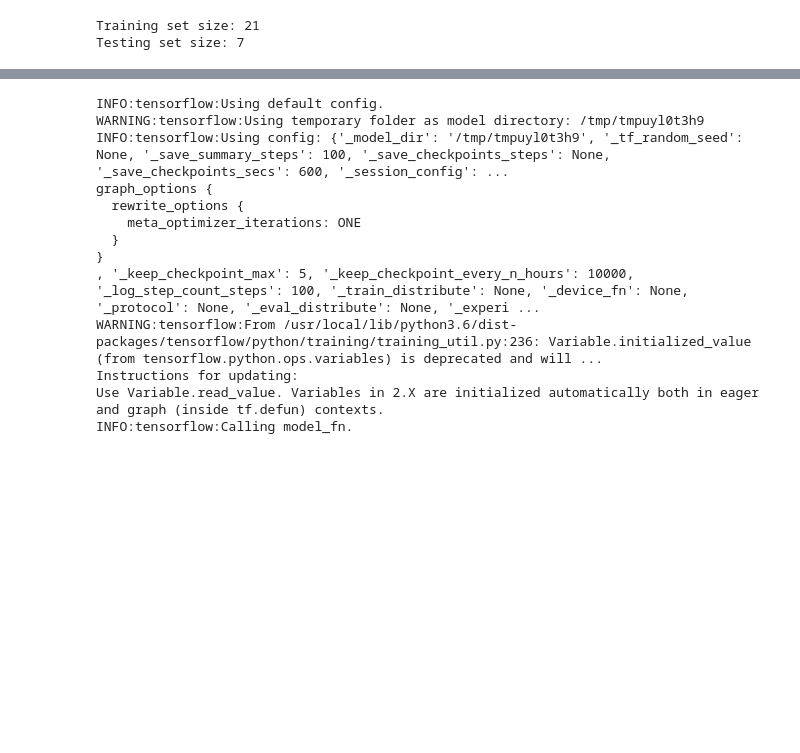
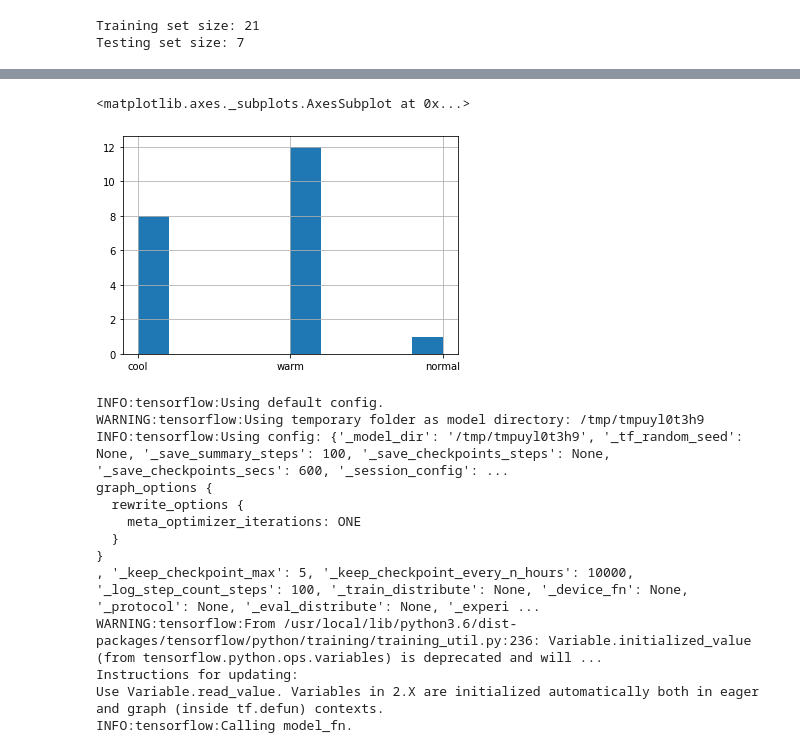
Before and after one commit to kwcay/jayne-eats-prototype, a Jupyter notebook: ml/notes/model-exploration-tf.ipynb, the cells around one changed output, grey strips where cells are left out. Cells and saved outputs as stored; diff of their text form; code cells hidden in the pictures; blank space fills up the shorter version.

```diff
--- a/ml/notes/model-exploration-tf.ipynb
+++ b/ml/notes/model-exploration-tf.ipynb
@@ -341,3 +142,8 @@ X_train_df.describe()
+# %%
+X_train.temperature.hist()
+# %% [output]
+<matplotlib.axes._subplots.AxesSubplot at 0x...>
+[figure, added]
 # %%
 # Feature columns
 tf_columns = []
```
Also changed, not shown: parts of 23 cells of this notebook.
